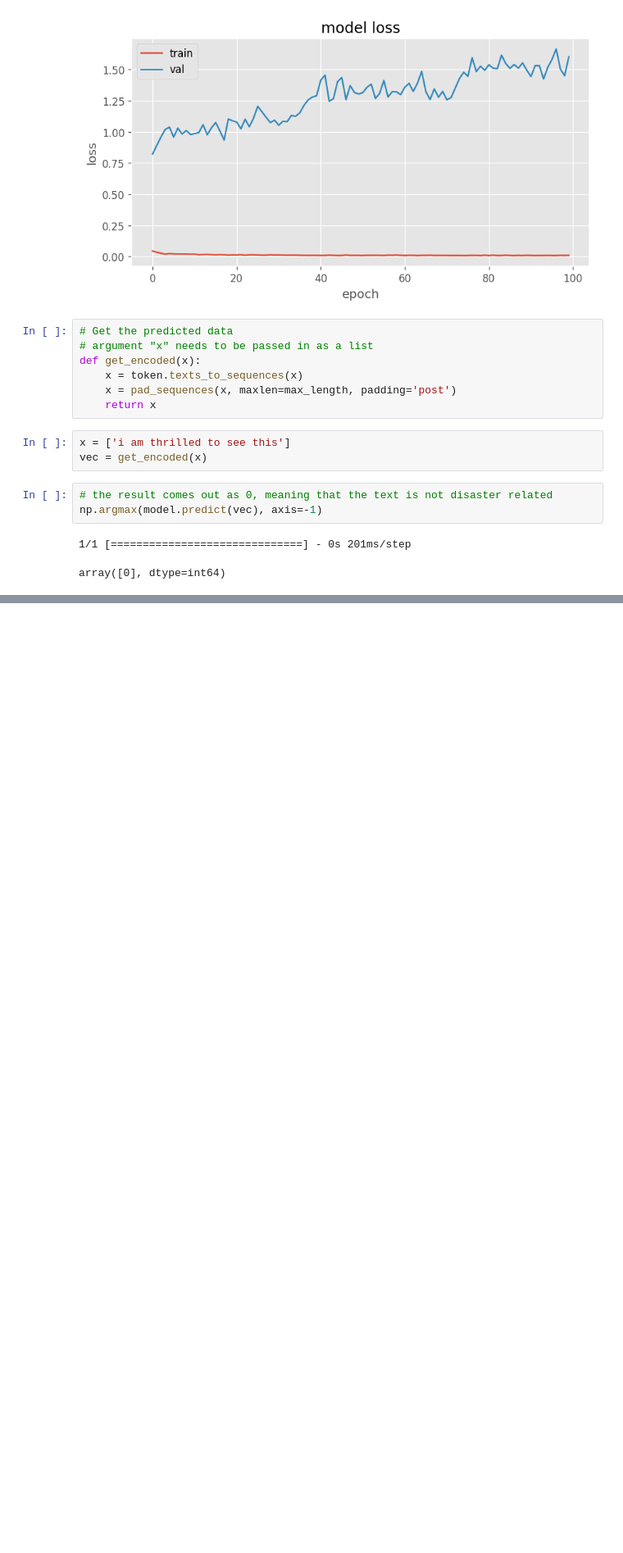
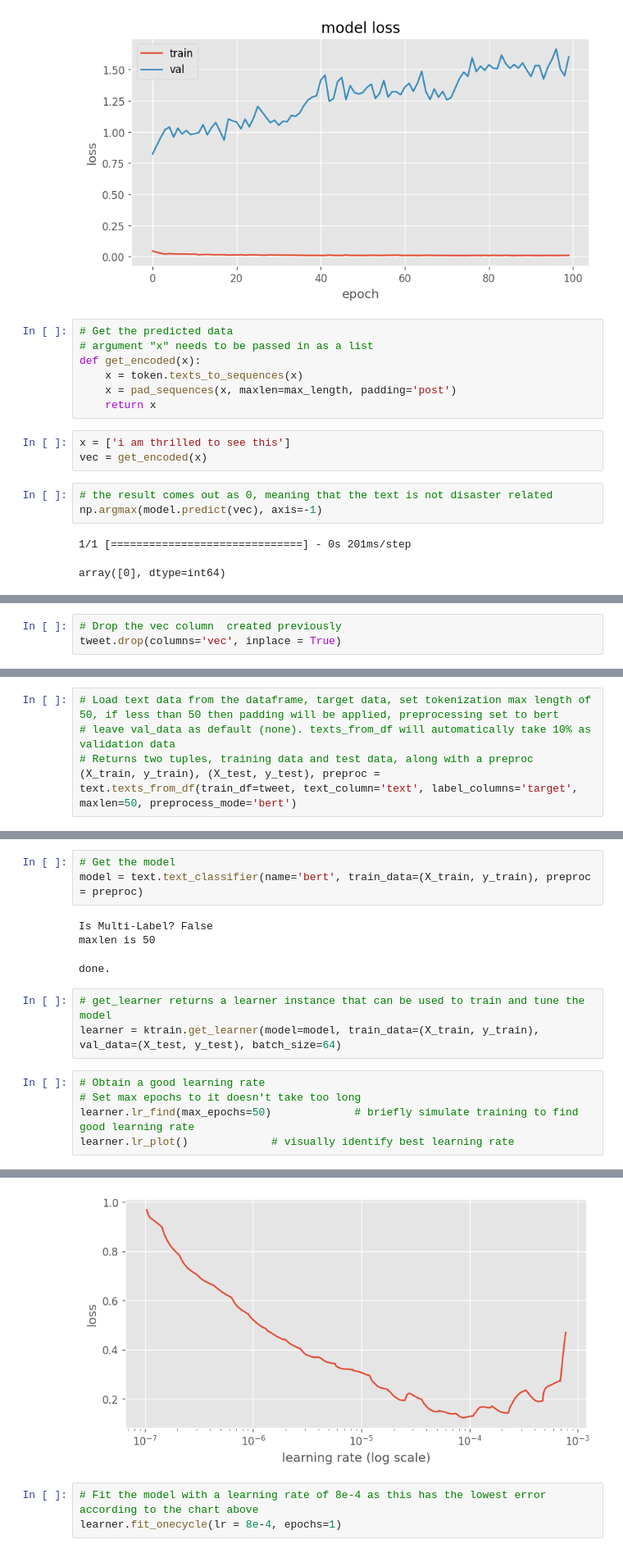
Before and after one commit to ChrisZiros/NLP_Projects, a Jupyter notebook: Disaster_Tweets/disaster_tweets_nlp.ipynb, the cells around one changed output, grey strips where cells are left out. Shown at 82% size. Cells and saved outputs as stored; diff of their text form; blank space fills up the shorter version.

Commit message:
calculated optimal learning rate for the BERT model

```diff
--- a/Disaster_Tweets/disaster_tweets_nlp.ipynb
+++ b/Disaster_Tweets/disaster_tweets_nlp.ipynb
@@ -581,0 +586,3 @@ array([0], dtype=int64)
+# %%
+# Drop the vec column  created previously
+tweet.drop(columns='vec', inplace = True)
@@ -581,0 +599,5 @@ array([0], dtype=int64)
+# %%
+# Load text data from the dataframe, target data, set tokenization max length of 50, if less than 50 then padding will be applied, preprocessing set to bert
+# leave val_data as default (none). texts_from_df will automatically take 10% as validation data
+# Returns two tuples, training data and test data, along with a preproc
+(X_train, y_train), (X_test, y_test), preproc = text.texts_from_df(train_df=tweet, text_column='text', label_columns='target', maxlen=50, preprocess_mode='bert')
@@ -581,0 +626,16 @@ array([0], dtype=int64)
+# %%
+# Get the model
+model = text.text_classifier(name='bert', train_data=(X_train, y_train), preproc = preproc)
+# %% [output]
+Is Multi-Label? False
+maxlen is 50
+done.
+# %%
+# get_learner returns a learner instance that can be used to train and tune the model
+learner = ktrain.get_learner(model=model, train_data=(X_train, y_train), val_data=(X_test, y_test), batch_size=64)
+# %%
+# Obtain a good learning rate
+# Set max epochs to it doesn't take too long
+learner.lr_find(max_epochs=50)             # briefly simulate training to find good learning rate
+learner.lr_plot()             # visually identify best learning rate
+# %% [output]
@@ -581,0 +659,4 @@ array([0], dtype=int64)
+[figure, added]
+# %%
+# Fit the model with a learning rate of 8e-4 as this has the lowest error according to the chart above
+learner.fit_onecycle(lr = 8e-4, epochs=1)
```
Also changed, not shown: parts of 7 cells of this notebook.
